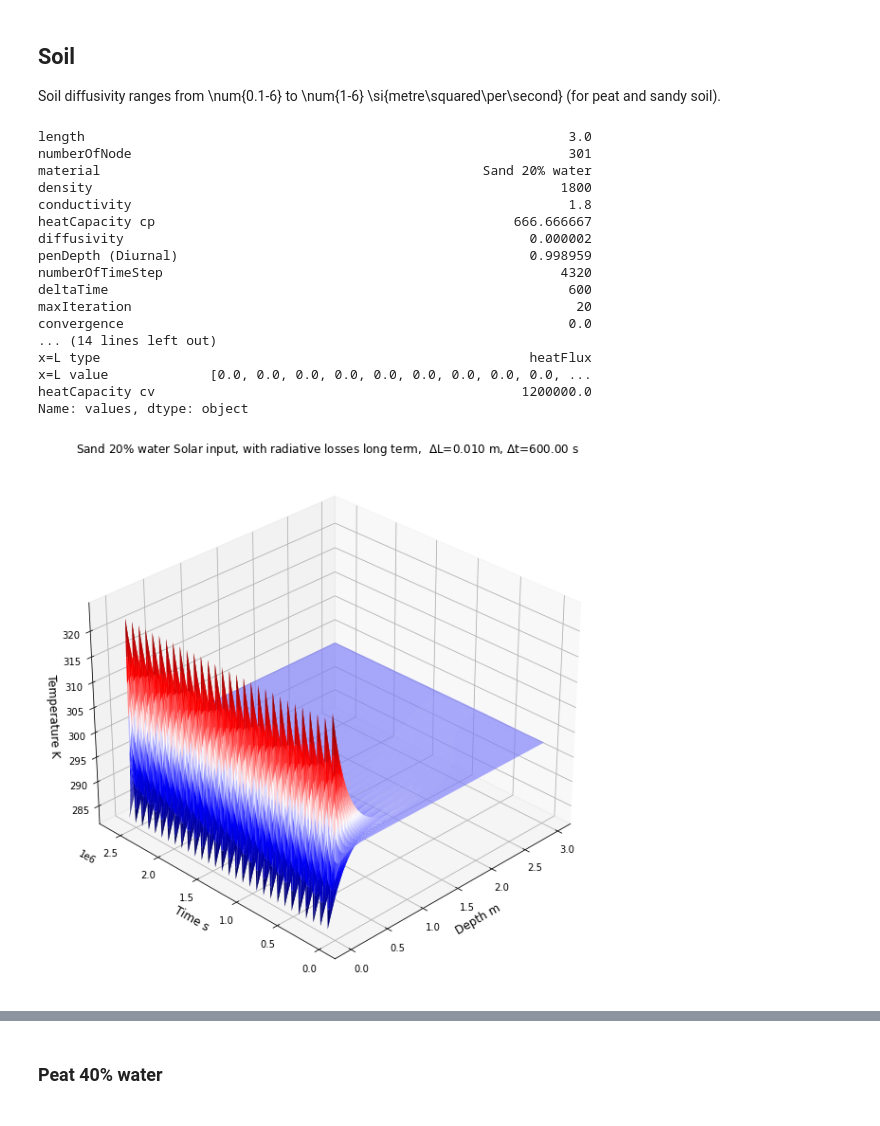
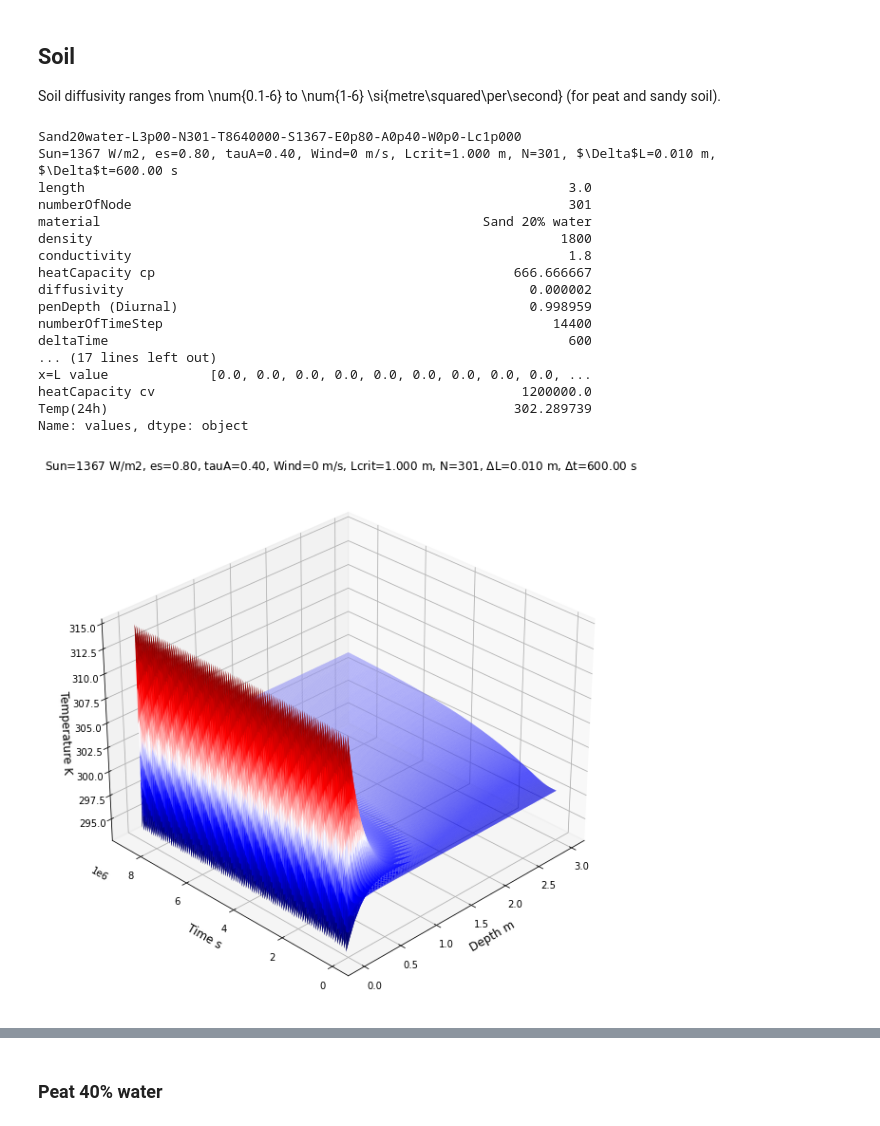
Before and after one commit to NelisW/heatConduction, a Jupyter notebook: 1D-heatflow.ipynb, the cells around one changed output, grey strips where cells are left out. Drawn from its saved outputs; the diff is of its cells as text; code cells hidden in the pictures.

```diff
--- a/1D-heatflow.ipynb
+++ b/1D-heatflow.ipynb
@@ -18,6 +20,23 @@ import pandas as pd
 
 import heatConduction as hc
 import postprocessing as pp
+# %%
+def processplot(T,paras,deciX=1,deciT=5):
+    npos = int(paras['numberOfNode']/10) if paras['numberOfNode'] > 10 else 1
+    positions = T.index[::npos]
+    deltaL = paras['length']/(paras['numberOfNode'] -1)
+
+    filenamea = f"{paras['material']}-L{paras['length']:.2f}-N{paras['numberOfNode']:.0f}"
+    filenameb = f"-T{totalTime:.0f}-S{paras['Solar constant']:.0f}"
+    filenamec = f"-E{paras['Emissivity']:.2f}-A{paras['AtmoTau']:.2f}-W{paras['WindSpeed']:.1f}-Lc{paras['ConvLCrit']:.3f}"
+    filename = f"{filenamea}{filenameb}{filenamec}".replace(' ','').replace('%','').replace('.','p')
+    print(filename)
+    scenarioa = f"Sun={paras['Solar constant']:.0f} W/m2, es={paras['Emissivity']:.2f}, tauA={paras['AtmoTau']:.2f}, "
+    scenariob = f"Wind={paras['WindSpeed']:.0f} m/s, Lcrit={paras['ConvLCrit']:.3f} m, "
+    scenarioc = f"N={paras['numberOfNode']:.0f}, $\Delta$L={deltaL:0.3f} m, $\Delta$t={paras['deltaTime']:.2f} s"
+    scenario = f"{scenarioa}{scenariob}{scenarioc}"
+    print(scenario)
+    pp.plotsummary(T, positions,deciX,deciT,f"{scenario}", f'{filename}.png')
 # %% [markdown]
 ## Steel
 # %% [markdown]
@@ -66,7 +85,7 @@ paras['Initial value'] = 298.  # K
 # Radiometry
 paras['Do radiative'] = False
 paras['Emissivity'] = 0.8
-paras['AtmoTau'] = 0.5
+paras['AtmoTau'] = 0.4
 paras['TempTau'] = 298
 paras['Do convection'] = True
 paras['WindSpeed'] = 0
@@ -249,7 +362,7 @@ paras['length'] = 6.
 paras['numberOfNode'] = 601
 
 # time
-numberDays = 200
+numberDays = 300
 freq =  1 / (60 * 60 * 24)
 paras['numberOfTimeStep'] = numberDays * 144
 paras['deltaTime'] = 600
@@ -271,7 +384,5 @@ print(paras)
 results, cache = hc.solve(paras)
 
 T = pp.preprocess(paras, results)
-positions = [0,1,2,3,4,5,6]
-deltaL = paras['length']/paras['numberOfNode']
-pp.plotsummary(T, positions,2,5,f'{paras["material"]} Solar input, with radiative losses long term,  $\Delta$L={deltaL:0.3f} m, $\Delta$t={paras["deltaTime"]:.2f} s',
-           f'{paras["material"]}HB{paras["length"]:.0f}-{totalTime:.0f}.png')
+
+processplot(T,paras,deciX=2,deciT=5)
@@ -336,50 +485,49 @@ paras['numberOfNode'] = 301
 paras['Initial value'] = 298.  # K
 
 # time
-numberDays = 30
+numberDays = 100
 freq =  1 / (60 * 60 * 24)
 paras['numberOfTimeStep'] = numberDays * 144
 paras['deltaTime'] = 600
 paras['penDepth'] = np.sqrt(7.7 * paras['diffusivity'] * paras['deltaTime'] )
 
 
 totalTime = paras['numberOfTimeStep']  * paras['deltaTime']
 t = np.linspace(0,totalTime,int(paras['numberOfTimeStep']))
 
 valueX0 = paras['AtmoTau'] * paras['Emissivity'] * paras['Solar constant'] * np.sin(2*np.pi*t*freq)
 valueX0 = np.where(valueX0>0,valueX0,0)
 valueXL = 0 * np.ones(t.shape)
 paras['x=0 type'] = 'heatFlux'#'heatFlux' W/m2  or 'fixedTemperature' K
 paras['x=0 value'] = valueX0
 paras['x=L type'] = 'heatFlux'#'heatFlux' W/m2  or 'fixedTemperature' K
 paras['x=L value'] = valueXL
 
-print(paras)
-
 results, cache = hc.solve(paras)
 
 T = pp.preprocess(paras, results)
-positions = [0,0.25,0.5,0.75,1,1.25,1.5,1.75,2,3]
-deltaL = paras['length']/paras['numberOfNode']
-filename = f'{paras["material"]}HB{paras["length"]:.0f}-{totalTime:.0f}.png'.replace(' ','').replace('%','')
-pp.plotsummary(T, positions,2,5,f'{paras["material"]} Solar input, with radiative losses long term,  $\Delta$L={deltaL:0.3f} m, $\Delta$t={paras["deltaTime"]:.2f} s',
-                   filename)
+
+processplot(T,paras,deciX=2,deciT=5)
+
+paras['Temp(24h)'] = T.values[0,int(-1440*60/paras['deltaTime']):-1].mean()
+
+print(paras)
 # %% [output]
+Sand20water-L3p00-N301-T8640000-S1367-E0p80-A0p40-W0p0-Lc1p000
+Sun=1367 W/m2, es=0.80, tauA=0.40, Wind=0 m/s, Lcrit=1.000 m, N=301, $\Delta$L=0.010 m, $\Delta$t=600.00 s
 length                                                              3.0
 numberOfNode                                                        301
 material                                                 Sand 20% water
 density                                                            1800
 conductivity                                                        1.8
 heatCapacity cp                                              666.666667
 diffusivity                                                    0.000002
 penDepth (Diurnal)                                             0.998959
-numberOfTimeStep                                                   4320
+numberOfTimeStep                                                  14400
 deltaTime                                                           600
-maxIteration                                                         20
-convergence                                                         0.0
-... (14 lines left out)
-x=L type                                                       heatFlux
+... (17 lines left out)
 x=L value             [0.0, 0.0, 0.0, 0.0, 0.0, 0.0, 0.0, 0.0, 0.0, ...
 heatCapacity cv                                               1200000.0
+Temp(24h)                                                    302.289739
 Name: values, dtype: object
-[figure, old version]
+[figure, new version]
```
Also changed, not shown: parts of 23 cells of this notebook, 13 other files.
